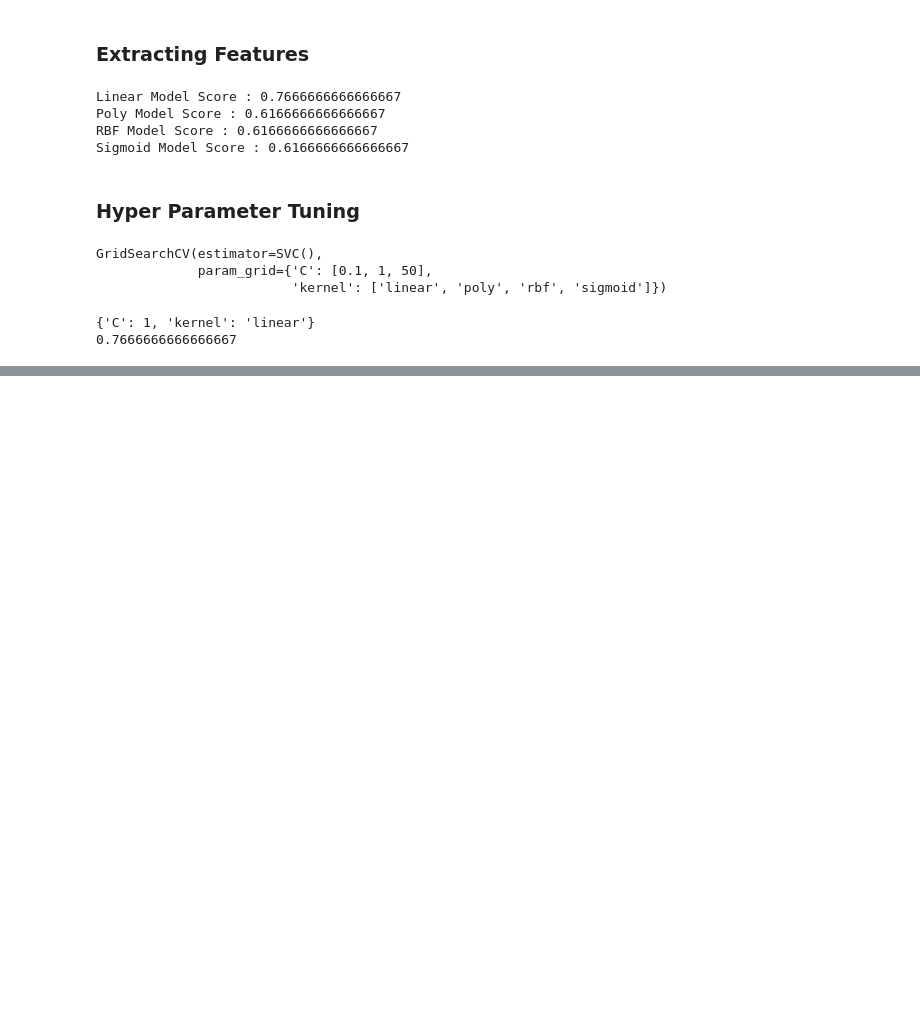
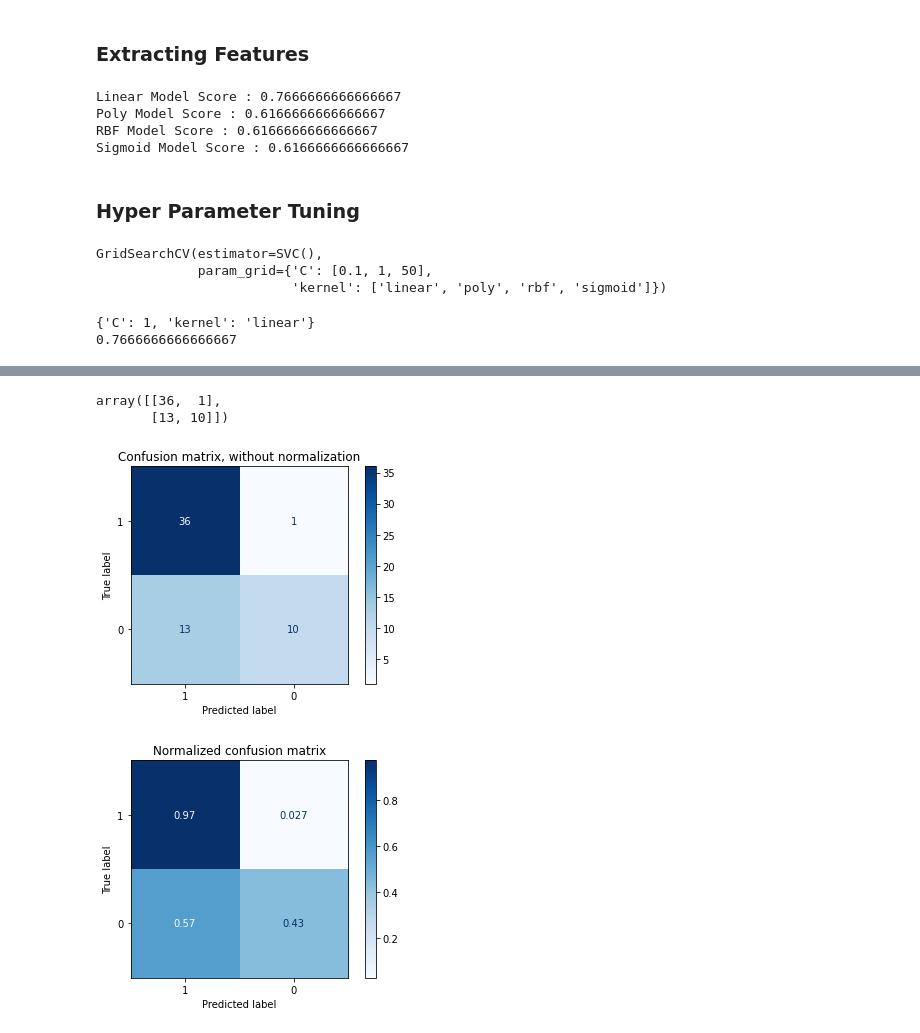
Before and after one commit to vathanahim/IAF_604_Midterm_SVM_KMeans, a Jupyter notebook: Midterm_1/Him_Midterm_1.ipynb, the cells around one changed output, grey strips where cells are left out. Cells and saved outputs as stored; diff of their text form; code cells hidden in the pictures; blank space fills up the shorter version.

```diff
--- a/Midterm_1/Him_Midterm_1.ipynb
+++ b/Midterm_1/Him_Midterm_1.ipynb
@@ -153,0 +189,25 @@ print(grid.score(x_test, y_test))
+# %%
+
+#creating confusion matrix
+cm = confusion_matrix(y_test, model_linear_pred)
+cm
+# %% [output]
+array([[36,  1],
+       [13, 10]])
+# %%
+titles_options = [("Confusion matrix, without normalization", None),
+                  ("Normalized confusion matrix", 'true')]
+
+class_names = [1,0]
+
+for title, normalize in titles_options:
+    disp = plot_confusion_matrix(model_1_linear, x_test, y_test,
+                                 display_labels=class_names,
+                                 cmap=plt.cm.Blues,
+                                 normalize=normalize)
+    disp.ax_.set_title(title)
+
+plt.show()
+# %% [output]
+[figure, added]
+[figure, added]
```
Also changed, not shown: parts of 7 cells of this notebook.
